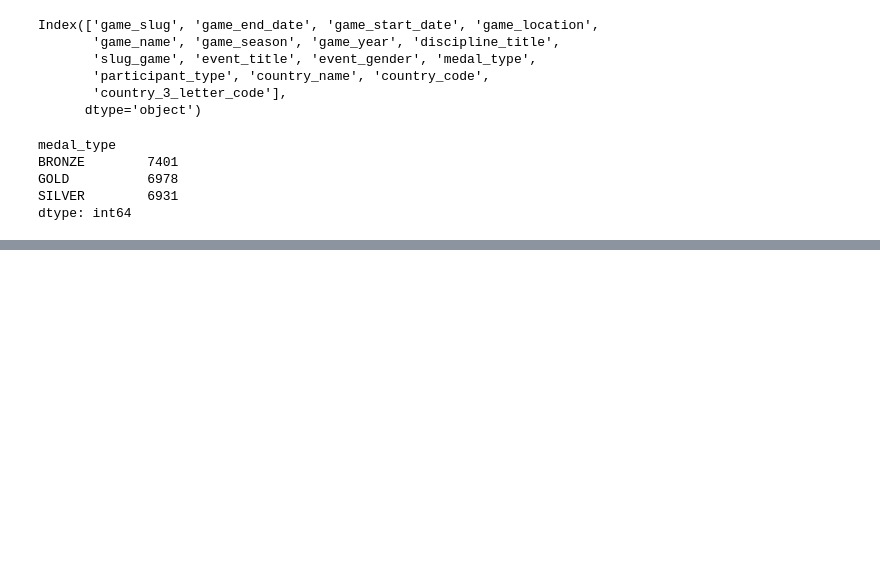
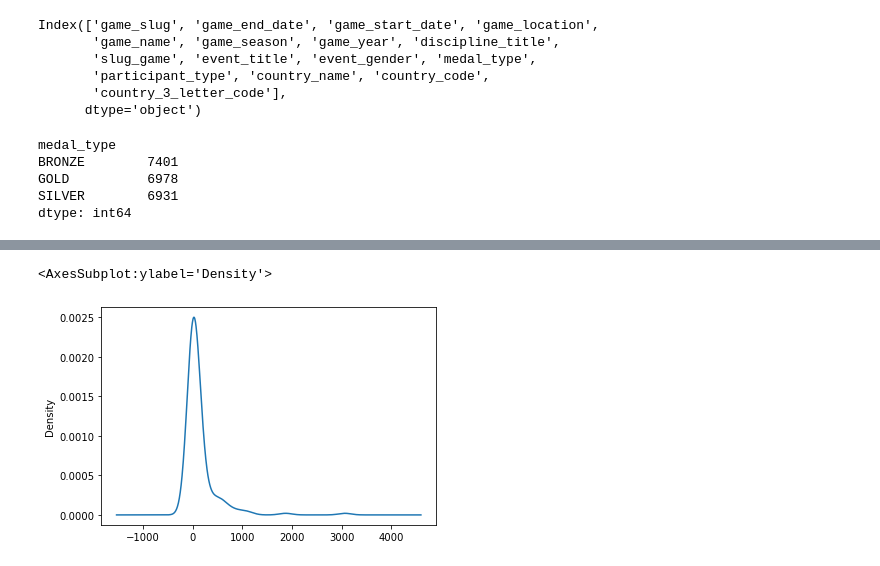
Before and after one commit to madrivers/Data_Bootcamp_Final_Project, a Jupyter notebook: olympics copy.ipynb, the cells around one changed output, grey strips where cells are left out. Saved outputs shown, nothing was run; the diff lists cells and outputs as text; code cells hidden in the pictures; blank space fills up the shorter version.

```diff
--- a/olympics copy.ipynb
+++ b/olympics copy.ipynb
@@ -384,0 +390,4 @@ matching
+# %%
+# adding column of home field winners
+clean_olympics_results['home_winner'] = np.where(clean_olympics_results['game_location'] == clean_olympics_results['country_name'], True, False)
+clean_olympics_results.head()
@@ -384,0 +401,3 @@ matching
+# %%
+# Converting true/false into 1, 0 https://stackoverflow.com/questions/17383094/how-can-i-map-true-false-to-1-0-in-a-pandas-dataframe
+clean_olympics_results["home_winner"] = clean_olympics_results["home_winner"].astype(bool).astype(int)
@@ -384,0 +413,4 @@ matching
+# %%
+#counting countries
+country_counts = clean_olympics_results.country_name.value_counts()
+country_counts
@@ -384,0 +430,5 @@ matching
+# %%
+country_counts.plot.density()
+# %% [output]
+<AxesSubplot:ylabel='Density'>
+[figure, added]
```
Also changed, not shown: parts of 17 cells of this notebook.
